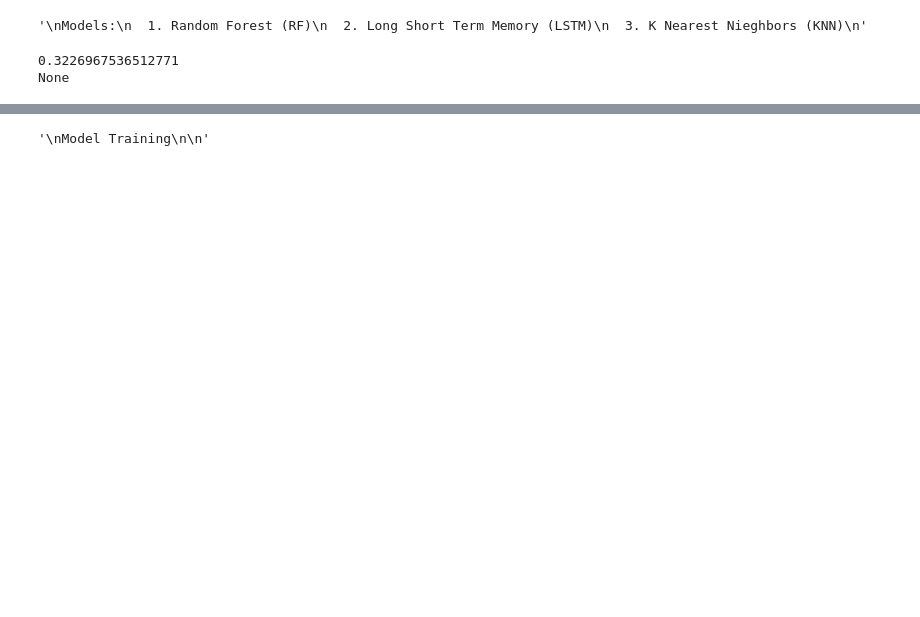
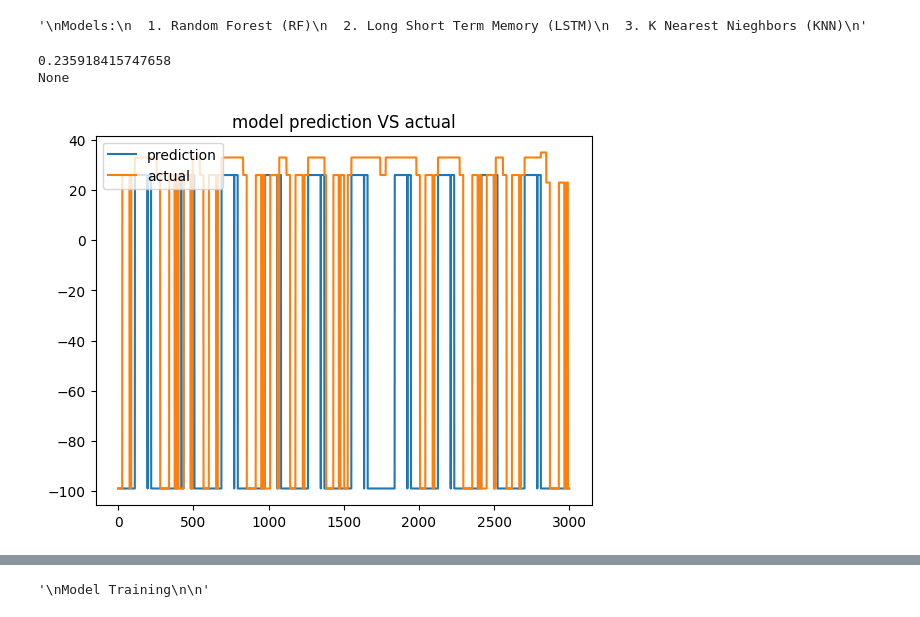
Before and after one commit to shef4/fireflyai, a Jupyter notebook: Thermoflyai_model_training.ipynb, the cells around one changed output, grey strips where cells are left out. Saved outputs shown, nothing was run; the diff lists cells and outputs as text; code cells hidden in the pictures; blank space fills up the shorter version.

```diff
--- a/Thermoflyai_model_training.ipynb
+++ b/Thermoflyai_model_training.ipynb
@@ -442,6 +442,15 @@ Models:
 """
 # %% [output]
 '\nModels:\n  1. Random Forest (RF)\n  2. Long Short Term Memory (LSTM)\n  3. K Nearest Nieghbors (KNN)\n'
+# %%
+def plot_predict(model,x_data, y_data):
+  input_x = x_data[:3000].copy()
+  label = y_data[:3000].copy()
+  prediction = model.model.predict(input_x)
+  plt.plot(prediction.flatten())
+  plt.plot(label.flatten())
+  plt.title('model prediction VS actual')
+  plt.legend(['prediction', 'actual'], loc='upper left')
 # %%
 """
 Random Forest (RF)
@@ -491,22 +503,29 @@ if not os.path.exists('models/rf'):
 # %%
 #Test Model Class
 model = Model_RF()
-rf_hyper_params = [{"name":"max_features", "default":1, "start":1, "stop":5, "step":1},
-                  {"name":"max_depth", "default":5, "start":5, "stop":10, "step":1},
-                  {"name":"min_samples_split", "default":5, "start":5, "stop":10, "step":1},
-                  {"name":"min_samples_leaf", "default":5, "start":5, "stop":10, "step":1}]
+rf_hp = {"max_features":{"values":[], "index":0},
+         "max_depth":{"values":[], "index":0},
+         "min_samples_split":{"values":[], "index":0},
+         "min_samples_leaf":{"values":[], "index":0}}
+rf_hp["max_features"]["values"] = np.arange(start=1, stop=5, step=1)
+rf_hp["max_depth"]["values"] = np.arange(start=1, stop=5, step=1)
+rf_hp["min_samples_split"]["values"] = np.arange(start=1, stop=5, step=1)
+rf_hp["min_samples_leaf"]["values"] = np.arange(start=1, stop=5, step=1)
+
 model.load_data(x_train = X_Train.copy(), y_train = Y_Train.copy(),
-                x_val = X_Val.copy(), y_val =  Y_VAL.copy(),
+                x_val = X_Val.copy(), y_val =  Y_Val.copy(),
                 x_test = X_Test.copy(), y_test = Y_Test.copy())
-model.train(rf_hyper_params) # Add parameters
+model.train(rf_hp) # Add parameters
 acc = model.validate()
+plot_predict(model,model.x_val, model.y_val)
 print(acc)
 model.save('models/rf/rf_model_test.pkl')
 saved_model = model.load('models/rf/rf_model_test.pkl')
 print(saved_model)
 # %% [output]
-0.3226967536512771
+0.235918415747658
 None
+[figure, added]
 # %%
 """
 Long Short Term Memory (LSTM)
```
Also changed, not shown: parts of 22 cells of this notebook, 1 other file.
